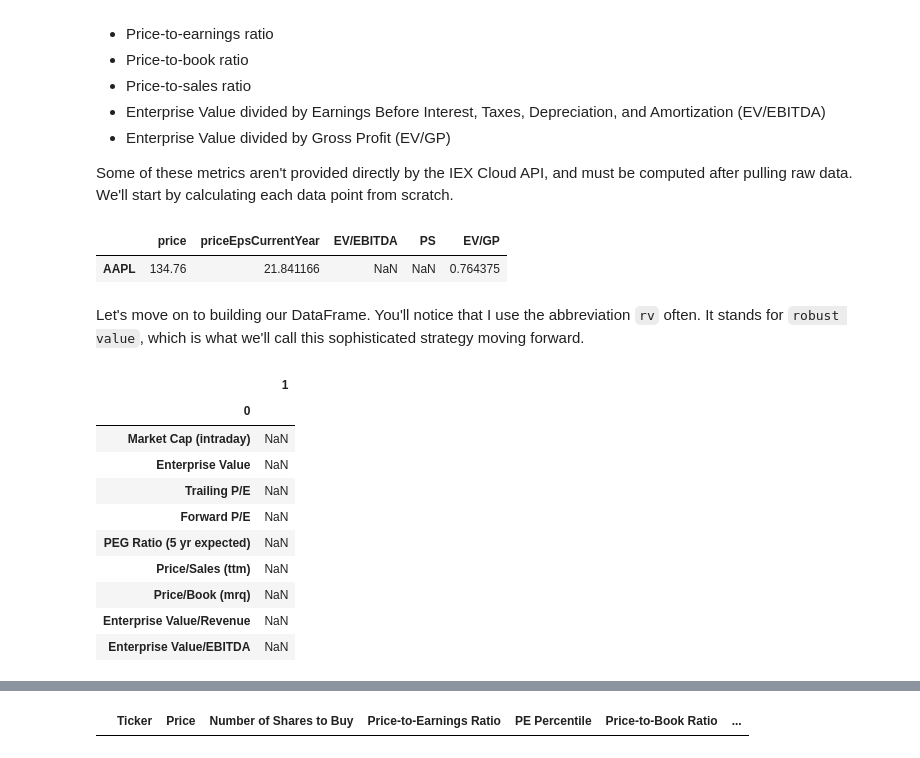
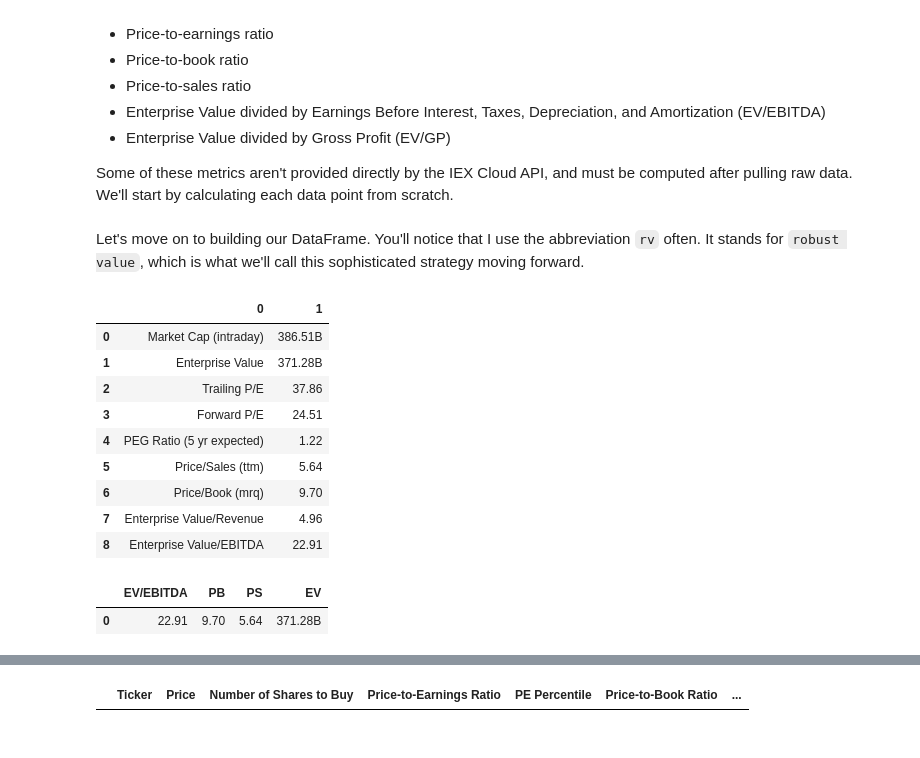
Before and after one commit to hakoshie/algo-trade, a Jupyter notebook: starter_files/003_quantitative_value_strategy.ipynb, the cells around one changed output, grey strips where cells are left out. Saved outputs shown, nothing was run; the diff lists cells and outputs as text; code cells hidden in the pictures.

```diff
--- a/starter_files/003_quantitative_value_strategy.ipynb
+++ b/starter_files/003_quantitative_value_strategy.ipynb
@@ -247,42 +244,34 @@ Investors typically use a `composite` basket of valuation metrics to build robus
 * Enterprise Value divided by Gross Profit (EV/GP)
 
 Some of these metrics aren't provided directly by the IEX Cloud API, and must be computed after pulling raw data. We'll start by calculating each data point from scratch.
-# %%
-def strtoint(x):
-    m = {'K': 3, 'M': 6, 'B': 9, 'T': 12}
-    return int(float(x[:-1]) * 10 ** m[x[-1]] / 1000)
-symbol="AAPL"
-data=pdr.get_quote_yahoo(symbol)[["price","priceEpsCurrentYear",'priceToBook']]
-dataval=si.get_stats_valuation(symbol)
-dataval.set_index(0,inplace=True)
-data["EV/EBITDA"]=float(dataval.loc["Enterprise Value/EBITDA"])
-data["PS"]=float(dataval.loc["Price/Sales (ttm)"])
-dataval2=si.get_stats(symbol)
-dataval2.set_index("Attribute",inplace=True)
-data["EV/GP"]=strtoint(dataval2.loc["EBITDA"][0])/strtoint(dataval2.loc["Gross Profit (ttm)"][0])
-data
-# %% [output]
-|  | price | priceEpsCurrentYear | EV/EBITDA | PS | EV/GP |
-| AAPL | 134.76 | 21.841166 | NaN | NaN | 0.764375 |
 # %% [markdown]
 Let's move on to building our DataFrame. You'll notice that I use the abbreviation `rv` often. It stands for `robust value`, which is what we'll call this sophisticated strategy moving forward.
 # %%
-symbol="AAPL"
-dataval2=si.get_stats_valuation(symbol)
-dataval2.set_index(0,inplace=True)
-dataval2
+symbol="TSLA"
+dataval=si.get_stats_valuation(symbol)
+# dataval2.set_index(0,inplace=True)
+dataval
 # %% [output]
-|  | 1 |
-| 0 |  |
-| Market Cap (intraday) | NaN |
-| Enterprise Value | NaN |
-| Trailing P/E | NaN |
-| Forward P/E | NaN |
-| PEG Ratio (5 yr expected) | NaN |
-| Price/Sales (ttm) | NaN |
-| Price/Book (mrq) | NaN |
-| Enterprise Value/Revenue | NaN |
-| Enterprise Value/EBITDA | NaN |
+|  | 0 | 1 |
+| 0 | Market Cap (intraday) | 386.51B |
+| 1 | Enterprise Value | 371.28B |
+| 2 | Trailing P/E | 37.86 |
+| 3 | Forward P/E | 24.51 |
+| 4 | PEG Ratio (5 yr expected) | 1.22 |
+| 5 | Price/Sales (ttm) | 5.64 |
+| 6 | Price/Book (mrq) | 9.70 |
+| 7 | Enterprise Value/Revenue | 4.96 |
+| 8 | Enterprise Value/EBITDA | 22.91 |
+# %%
+data=pd.DataFrame(columns=["EV/EBITDA","PB","PS"])
+data["EV/EBITDA"]=pd.Series(dataval.loc[8,1])
+data["PB"]=dataval.loc[6,1]
+data["PS"]=dataval.loc[5,1]
+data["EV"]=dataval.loc[1,1]
+data
+# %% [output]
+|  | EV/EBITDA | PB | PS | EV |
+| 0 | 22.91 | 9.70 | 5.64 | 371.28B |
 # %%
 symbol="MSFT"
 dataval2=si.get_stats(symbol)
```
Also changed, not shown: parts of 49 cells of this notebook, 3 other files.
